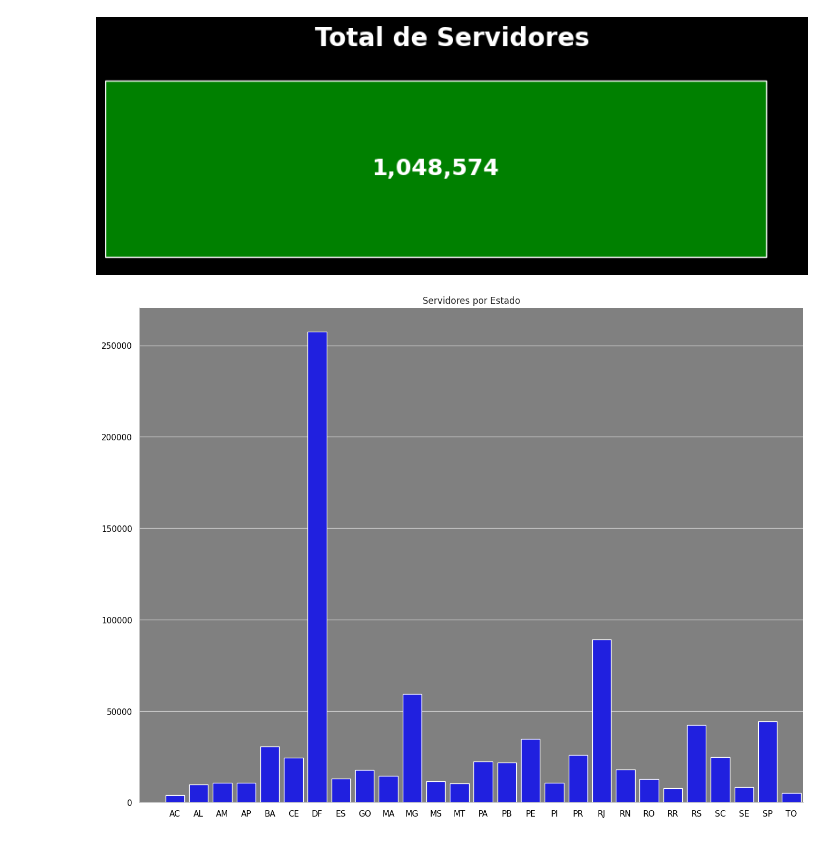
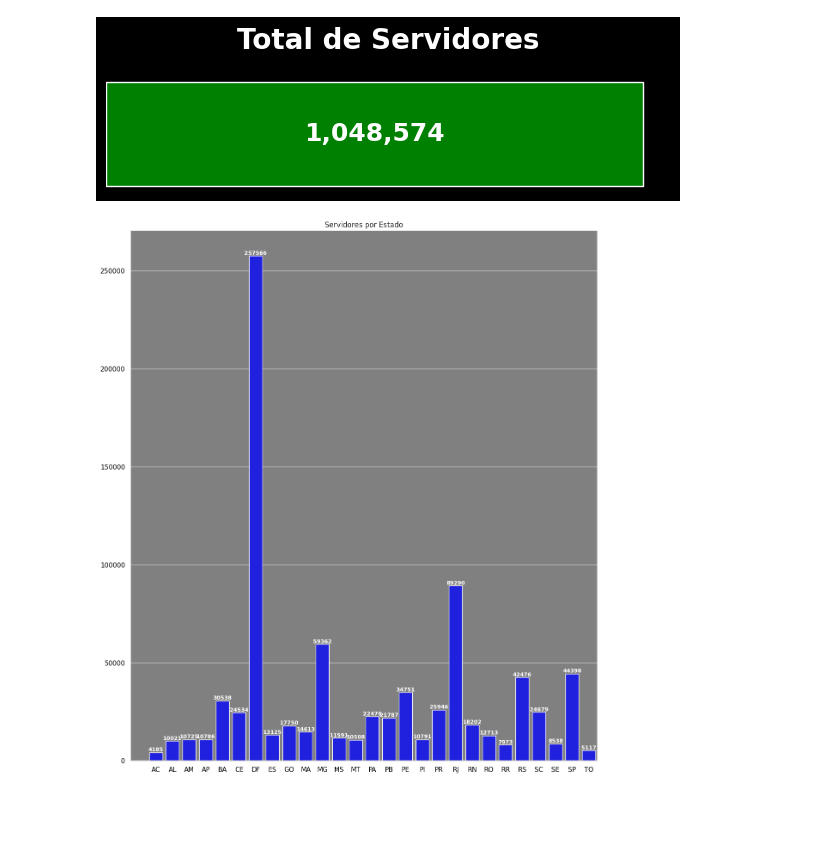
Before and after one commit to allandevbr92/MyResume, a Jupyter notebook: servidorabril23.ipynb, the cells around one changed output. Drawn from its saved outputs; the diff is of its cells as text; code cells hidden in the pictures; blank space fills up the shorter version.

```diff
--- a/servidorabril23.ipynb
+++ b/servidorabril23.ipynb
@@ -7,37 +7,43 @@ df = pd.read_csv('/content/drive/MyDrive/servidores/CARREIRA_042023.csv', encodi
 # %%
 import matplotlib.pyplot as plt
 
 # Obtenha o total de servidores
 total_servidores = df['CPF'].count()
 
-# Crie o gráfico de barra horizontal
-fig, ax = plt.subplots(figsize=(8, 3))
+# Crie o gráfico de barra horizontal com formato retangular
+fig, ax = plt.subplots(figsize=(6, 2))
 ax.barh(0, total_servidores, color='green', height=0.5)
 
 # Adicione o valor do total de servidores como texto na barra
 ax.text(total_servidores / 2, 0, f"{total_servidores:,}", ha='center', va='center', color='white', fontsize=18, fontweight='bold')
 
 # Remova os eixos e defina o título
 ax.axis('off')
 ax.set_title('Total de Servidores', fontsize=20, fontweight='bold', pad=20, color='white')
 
 # Defina a cor de fundo do gráfico
 fig.patch.set_facecolor('black')
 
 # Ajuste a margem do gráfico
 plt.tight_layout()
 
 # Exiba o gráfico
 plt.show()
 # %% [output]
-[figure, old version]
+[figure, new version]
 # %%
 import seaborn as sns
 import matplotlib.pyplot as plt
 
 # Criar o gráfico de barras usando o Seaborn
-fig, ax = plt.subplots(figsize=(16, 12))
+fig, ax = plt.subplots(figsize=(14, 16))
 sns.barplot(x='UF da UPAG de vinculação', y='Contagem de CPF', data=contagem_cpf_por_estado, color='blue')
+
+# Adicionar as informações do total de CPF como rótulos acima de cada barra
+for index, row in contagem_cpf_por_estado.iterrows():
+    if row['Contagem de CPF'] > 10:
+        ax.text(index, row['Contagem de CPF'], f"{row['Contagem de CPF']}",
+                ha='center', va='bottom', color='white', fontsize='9', fontweight='bold')
 
 # Personalizar o layout do gráfico
 ax.set_title('Servidores por Estado')
@@ -47,7 +53,10 @@ ax.set_facecolor('gray')
 ax.tick_params(colors='black')
 sns.despine()
 
+# Definir um ponto a cada 10 mil no eixo y
+ax.yaxis.set_major_locator(ticker.MultipleLocator(50000))
+
 # Exibir o gráfico na tela
 plt.show()
 # %% [output]
-[figure, old version]
+[figure, new version]
```
